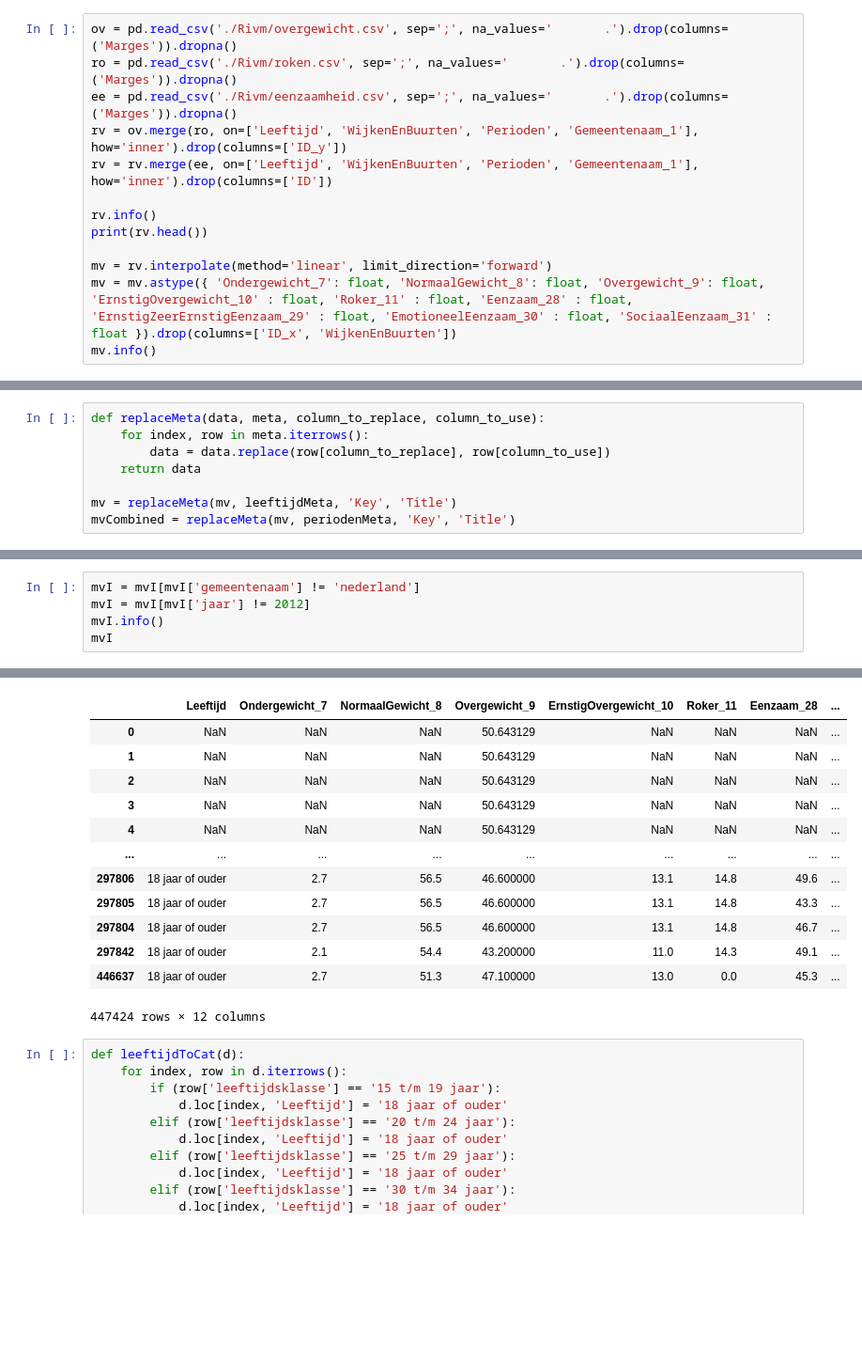
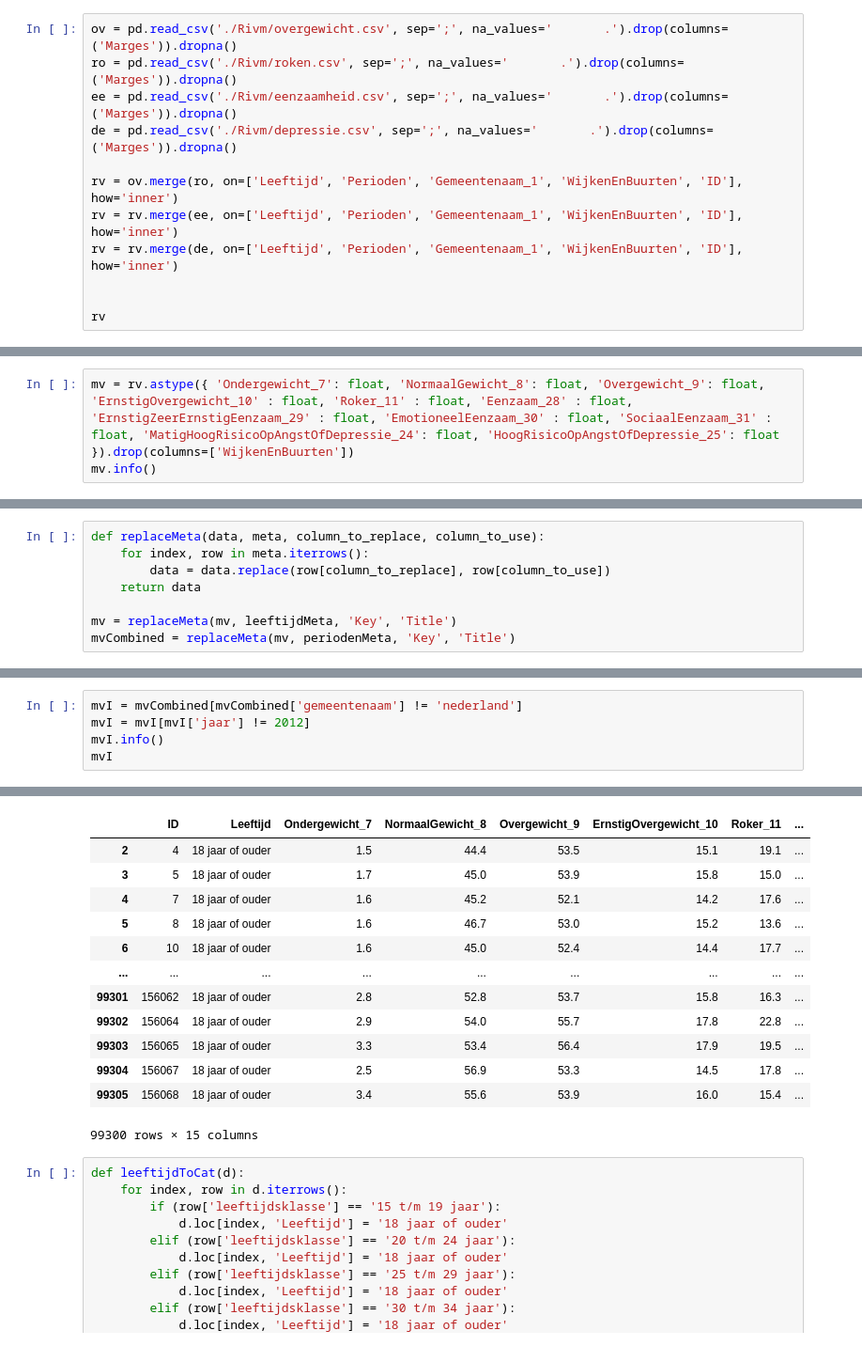
Before and after one commit to venraij/data-science, a Jupyter notebook: ProofOfConcept/Data Understanding-Preperation.ipynb, the cells around one changed output, grey strips where cells are left out. Shown at 94% size. Drawn from its saved outputs; the diff is of its cells as text; blank space fills up the shorter version.

```diff
--- a/ProofOfConcept/Data Understanding-Preperation.ipynb
+++ b/ProofOfConcept/Data Understanding-Preperation.ipynb
@@ -101,13 +101,12 @@ Nu de data van Vektis duidelijk is kan er begonnen worden aan het koppelen van d
 ov = pd.read_csv('./Rivm/overgewicht.csv', sep=';', na_values='       .').drop(columns=('Marges')).dropna()
 ro = pd.read_csv('./Rivm/roken.csv', sep=';', na_values='       .').drop(columns=('Marges')).dropna()
 ee = pd.read_csv('./Rivm/eenzaamheid.csv', sep=';', na_values='       .').drop(columns=('Marges')).dropna()
-rv = ov.merge(ro, on=['Leeftijd', 'WijkenEnBuurten', 'Perioden', 'Gemeentenaam_1'], how='inner').drop(columns=['ID_y'])
-rv = rv.merge(ee, on=['Leeftijd', 'WijkenEnBuurten', 'Perioden', 'Gemeentenaam_1'], how='inner').drop(columns=['ID'])
+de = pd.read_csv('./Rivm/depressie.csv', sep=';', na_values='       .').drop(columns=('Marges')).dropna()
 
-rv.info()
-print(rv.head())
+rv = ov.merge(ro, on=['Leeftijd', 'Perioden', 'Gemeentenaam_1', 'WijkenEnBuurten', 'ID'], how='inner')
+rv = rv.merge(ee, on=['Leeftijd', 'Perioden', 'Gemeentenaam_1', 'WijkenEnBuurten', 'ID'], how='inner')
+rv = rv.merge(de, on=['Leeftijd', 'Perioden', 'Gemeentenaam_1', 'WijkenEnBuurten', 'ID'], how='inner')
 
-mv = rv.interpolate(method='linear', limit_direction='forward')
-mv = mv.astype({ 'Ondergewicht_7': float, 'NormaalGewicht_8': float, 'Overgewicht_9': float, 'ErnstigOvergewicht_10' : float, 'Roker_11' : float, 'Eenzaam_28' : float, 'ErnstigZeerErnstigEenzaam_29' : float, 'EmotioneelEenzaam_30' : float, 'SociaalEenzaam_31' : float }).drop(columns=['ID_x', 'WijkenEnBuurten'])
-mv.info()
+
+rv
 # %% [output]
@@ -130,0 +126,3 @@ memory usage: 88.6+ MB
+# %%
+mv = rv.astype({ 'Ondergewicht_7': float, 'NormaalGewicht_8': float, 'Overgewicht_9': float, 'ErnstigOvergewicht_10' : float, 'Roker_11' : float, 'Eenzaam_28' : float, 'ErnstigZeerErnstigEenzaam_29' : float, 'EmotioneelEenzaam_30' : float, 'SociaalEenzaam_31' : float, 'MatigHoogRisicoOpAngstOfDepressie_24': float, 'HoogRisicoOpAngstOfDepressie_25': float }).drop(columns=['WijkenEnBuurten'])
+mv.info()
@@ -197,5 +214,5 @@ TypeError: Only valid with DatetimeIndex, TimedeltaIndex or PeriodIndex, but got
 # %%
-mvI = mvI[mvI['gemeentenaam'] != 'nederland']
+mvI = mvCombined[mvCombined['gemeentenaam'] != 'nederland']
 mvI = mvI[mvI['jaar'] != 2012]
 mvI.info()
 mvI
@@ -222,16 +237,16 @@ memory usage: 44.4+ MB
-|  | Leeftijd | Ondergewicht_7 | NormaalGewicht_8 | Overgewicht_9 | ErnstigOvergewicht_10 | Roker_11 | Eenzaam_28 | ... |
-| 0 | NaN | NaN | NaN | 50.643129 | NaN | NaN | NaN | ... |
-| 1 | NaN | NaN | NaN | 50.643129 | NaN | NaN | NaN | ... |
-| 2 | NaN | NaN | NaN | 50.643129 | NaN | NaN | NaN | ... |
-| 3 | NaN | NaN | NaN | 50.643129 | NaN | NaN | NaN | ... |
-| 4 | NaN | NaN | NaN | 50.643129 | NaN | NaN | NaN | ... |
+|  | ID | Leeftijd | Ondergewicht_7 | NormaalGewicht_8 | Overgewicht_9 | ErnstigOvergewicht_10 | Roker_11 | ... |
+| 2 | 4 | 18 jaar of ouder | 1.5 | 44.4 | 53.5 | 15.1 | 19.1 | ... |
+| 3 | 5 | 18 jaar of ouder | 1.7 | 45.0 | 53.9 | 15.8 | 15.0 | ... |
+| 4 | 7 | 18 jaar of ouder | 1.6 | 45.2 | 52.1 | 14.2 | 17.6 | ... |
+| 5 | 8 | 18 jaar of ouder | 1.6 | 46.7 | 53.0 | 15.2 | 13.6 | ... |
+| 6 | 10 | 18 jaar of ouder | 1.6 | 45.0 | 52.4 | 14.4 | 17.7 | ... |
 | ... | ... | ... | ... | ... | ... | ... | ... | ... |
-| 297806 | 18 jaar of ouder | 2.7 | 56.5 | 46.600000 | 13.1 | 14.8 | 49.6 | ... |
-| 297805 | 18 jaar of ouder | 2.7 | 56.5 | 46.600000 | 13.1 | 14.8 | 43.3 | ... |
-| 297804 | 18 jaar of ouder | 2.7 | 56.5 | 46.600000 | 13.1 | 14.8 | 46.7 | ... |
-| 297842 | 18 jaar of ouder | 2.1 | 54.4 | 43.200000 | 11.0 | 14.3 | 49.1 | ... |
-| 446637 | 18 jaar of ouder | 2.7 | 51.3 | 47.100000 | 13.0 | 0.0 | 45.3 | ... |
+| 99301 | 156062 | 18 jaar of ouder | 2.8 | 52.8 | 53.7 | 15.8 | 16.3 | ... |
+| 99302 | 156064 | 18 jaar of ouder | 2.9 | 54.0 | 55.7 | 17.8 | 22.8 | ... |
+| 99303 | 156065 | 18 jaar of ouder | 3.3 | 53.4 | 56.4 | 17.9 | 19.5 | ... |
+| 99304 | 156067 | 18 jaar of ouder | 2.5 | 56.9 | 53.3 | 14.5 | 17.8 | ... |
+| 99305 | 156068 | 18 jaar of ouder | 3.4 | 55.6 | 53.9 | 16.0 | 15.4 | ... |
-447424 rows × 12 columns
+99300 rows × 15 columns
 # %%
 def leeftijdToCat(d):
     for index, row in d.iterrows():
```
Also changed, not shown: parts of 17 cells of this notebook.
